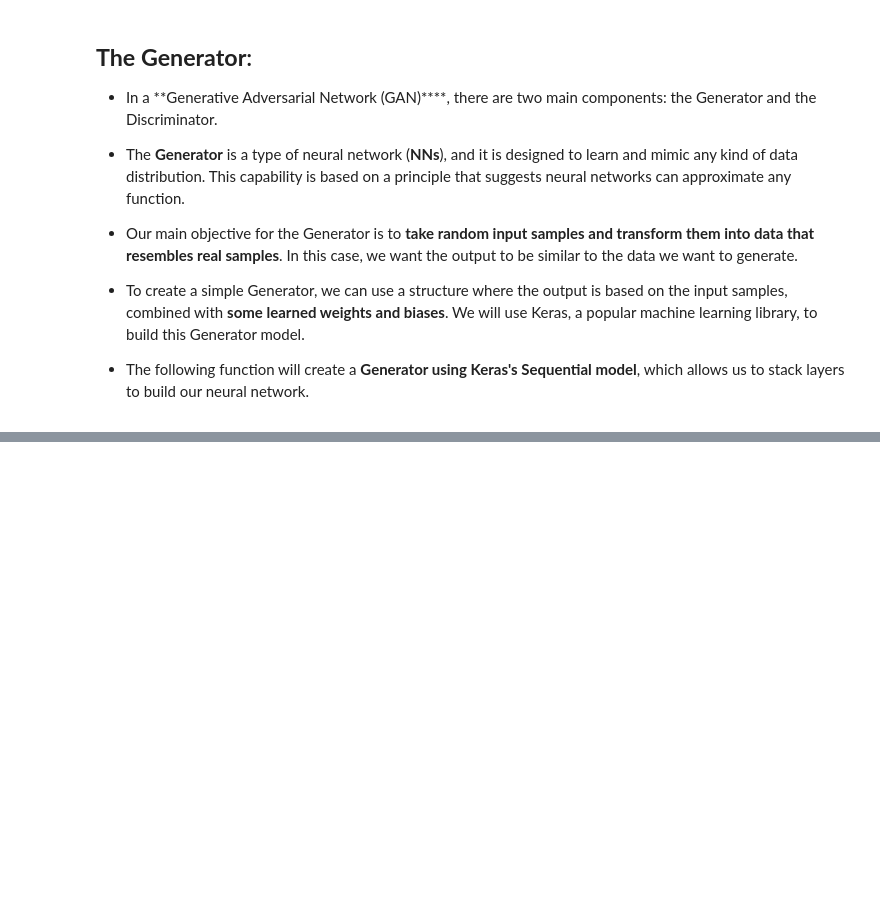
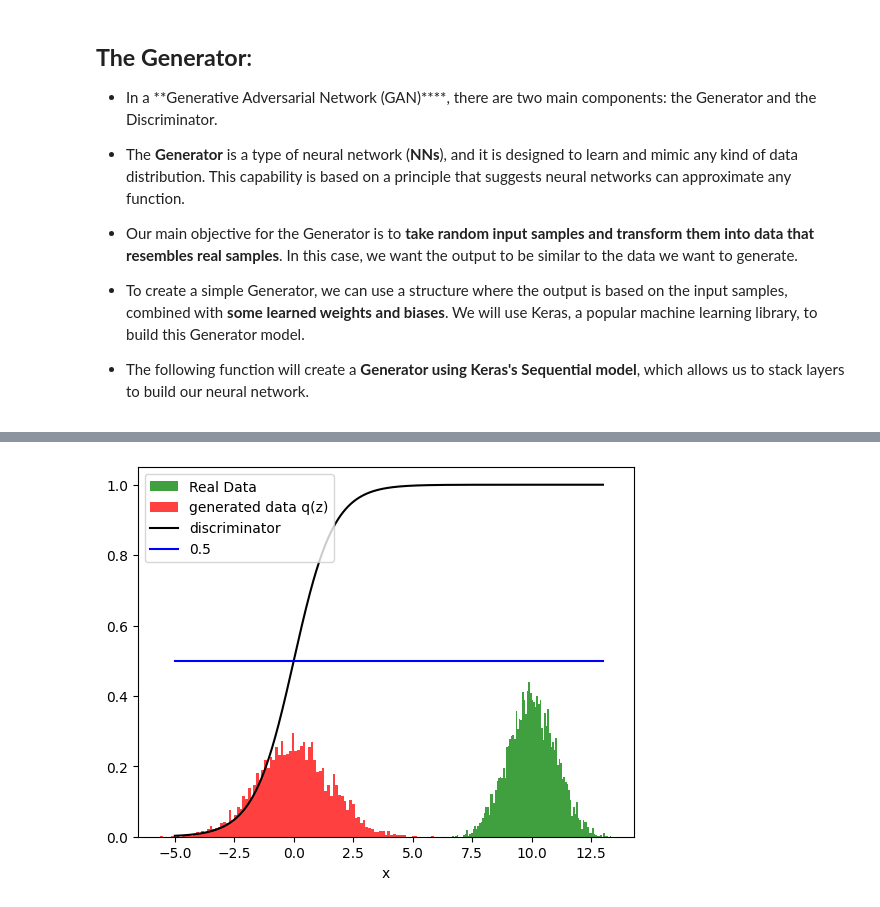
Before and after one commit to pri-cd/Data-Science-ML, a Jupyter notebook: Personal-Projects/ANIME-DCGANs/anime-DCGAN.ipynb, the cells around one changed output, grey strips where cells are left out. Cells and saved outputs as stored; diff of their text form; code cells hidden in the pictures; blank space fills up the shorter version.

```diff
--- a/Personal-Projects/ANIME-DCGANs/anime-DCGAN.ipynb
+++ b/Personal-Projects/ANIME-DCGANs/anime-DCGAN.ipynb
@@ -321,0 +332,11 @@ plot_dist(real_data=X, generated_data=Xhat, RealDataName='X Dataset', GenerateDa
+# %%
+def MakeDiscriminatorModel():
+    discriminator=tf.keras.Sequential()
+    discriminator.add(layers.Dense(1))
+    return discriminator
+
+discriminator=MakeDiscriminatorModel()
+# %%
+plot_dist(real_data = X, generated_data = Xhat, discriminator=discriminator)
+# %% [output]
+[figure, added]
```
Also changed, not shown: parts of 8 cells of this notebook.
